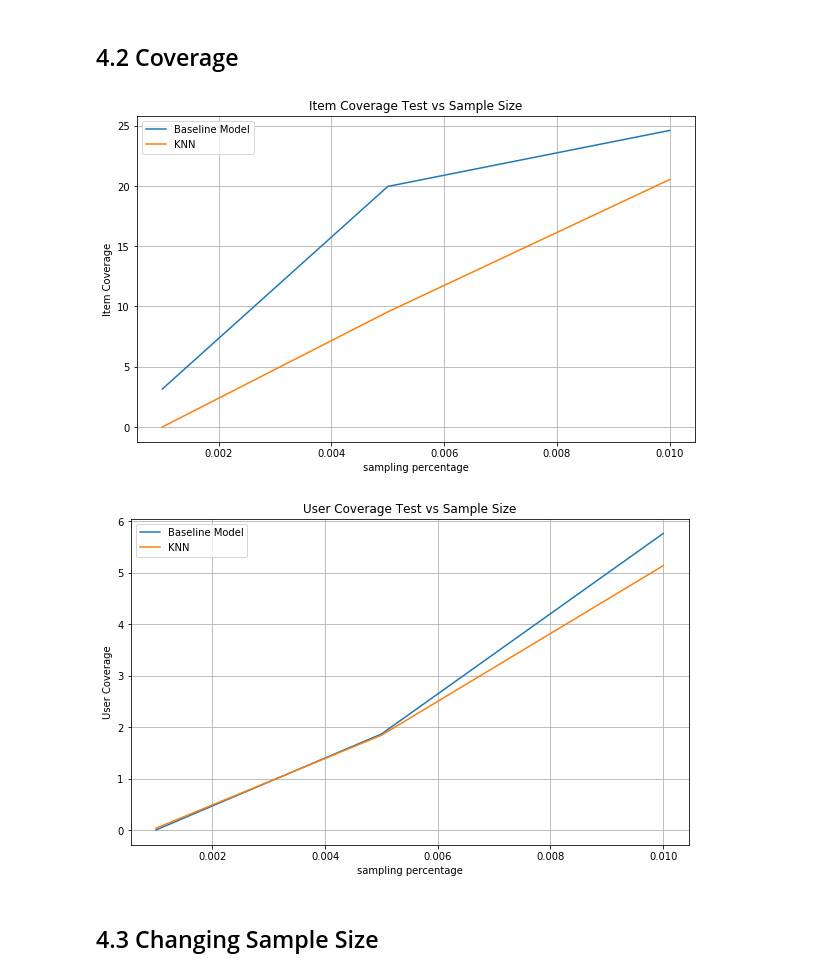
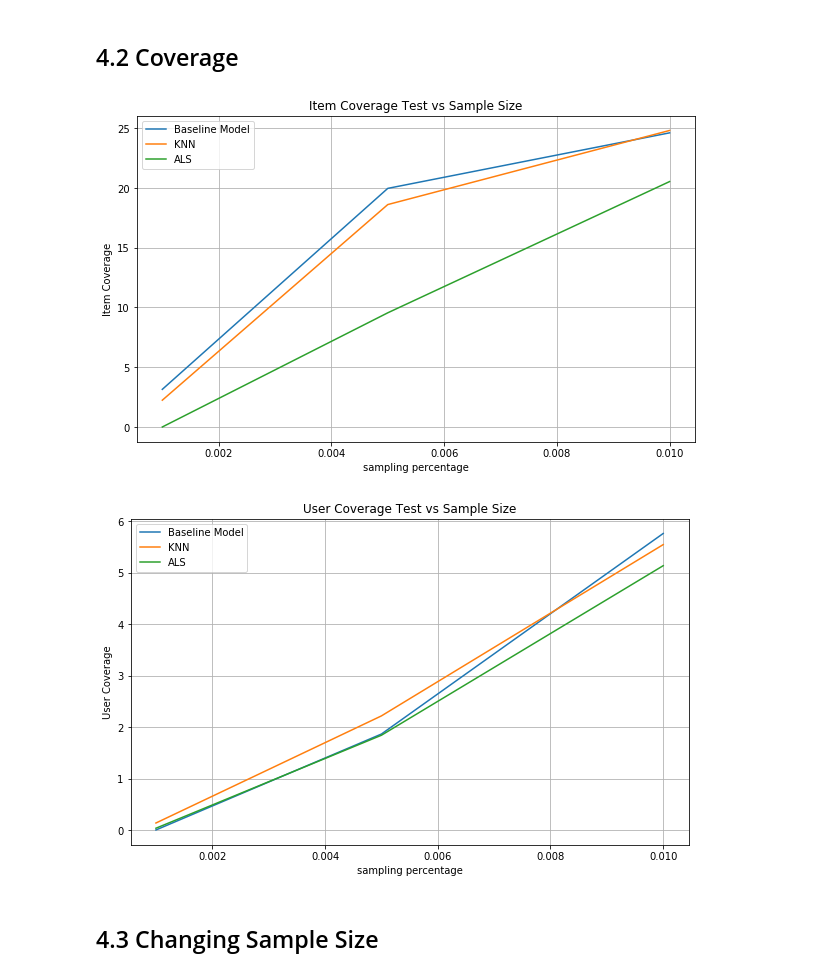
Before and after one commit to thisismeg/personalization-project1, a Jupyter notebook: personalization_project1_combined.ipynb, the cells around one changed output. Cells and saved outputs as stored; diff of their text form; code cells hidden in the pictures.

Commit message:
Add coverage for KNN

```diff
--- a/personalization_project1_combined.ipynb
+++ b/personalization_project1_combined.ipynb
@@ -525,34 +592,35 @@ knn_rmse_train
 # %%
-data = []
-for i in range(len(test_pred)):
-    data.append([test_pred[i][0],test_pred[i][1],test_pred[i][2],test_pred[i][3]])
+def calculate_catalog_coverage(ratingsDict, N, k=3):
+    '''
+    k: top k movies
+    N: total number of movies
+    '''
 
-df1 = pd.DataFrame(data, columns = cols).sort_values(by=['user', 'est'])
-ratings_dictionary = dict(df1.set_index('user').groupby(level = 0).apply(lambda x : x.to_dict(orient= 'records')))
-
-
-def coverage(ratingsDict, k, testset):
-
-    totalMovies = []
-    for i in (testset):
-        totalMovies.append(i[1])
-    totalMovies = list(dict.fromkeys(totalMovies))
+#     totalMovies = []
+#     for i in (testset):
+#         totalMovies.append(i[1])
+#     totalMovies = list(dict.fromkeys(totalMovies))
 
     recList = []
     for keys in ratingsDict.keys():
 
         if k >= len(ratingsDict[keys]):
-            for i in ratingsDict[keys]:
-                recList.append(i['item'])
+            for row in ratingsDict[keys]:
+                recList.append(row['movieId'])
         else:
-            for index, item in enumerate(sorted(ratings_dictionary[keys], key=lambda x: -x['est'])):
+            for index, item in enumerate(sorted(ratingsDict[keys], key=lambda x: -x['predicted'])):
                 if index+1 <= k:
-                    recList.append(item['item'])
+                    recList.append(item['movieId'])
                 else:
                     pass
-    recList = list(dict.fromkeys(recList))
+#     recList = list(dict.fromkeys(recList))
+    #     return len(recList)/len(totalMovies)
 
-    print(len(recList)/len(totalMovies))
+    recommended_set = set(recList)
+
+    coverage = (len(recommended_set) / N) * 100
+    print('Catalog Coverage: {}%'.format(coverage))
+    return coverage
 # %% [markdown]
 ## 3.3 Model-Based Collaborative Filtering: Matrix Factorization Using PySpark's Alternating Least Squares (ALS) <a class="anchor" id="3-3"></a>
 # %% [markdown]
@@ -959,21 +1025,21 @@ plt.show()
 # %%
 plt.figure(figsize=(10, 6))
 plt.plot(percentages, baseline_test_item_coverages)
-# add neighborhood based model
+plt.plot(percentages, knn_item_coverages_test)
 plt.plot(percentages, als_item_coverages_test)
 
 plt.xlabel('sampling percentage')
 plt.ylabel('Item Coverage')
 plt.title('Item Coverage Test vs Sample Size')
 plt.legend(['Baseline Model', 'KNN', 'ALS'])
 plt.grid(True)
 plt.show()
 # %% [output]
-[figure, old version]
+[figure, new version]
 # %%
 plt.figure(figsize=(10, 6))
 plt.plot(percentages, baseline_test_user_coverages)
-# add neighborhood based model
+plt.plot(percentages, knn_user_coverages_test)
 plt.plot(percentages, als_user_coverages_test)
 
 plt.xlabel('sampling percentage')
@@ -983,7 +1049,7 @@ plt.legend(['Baseline Model', 'KNN', 'ALS'])
 plt.grid(True)
 plt.show()
 # %% [output]
-[figure, old version]
+[figure, new version]
 # %% [markdown]
 ## 4.3 Changing Sample Size <a class="anchor" id="4-3"></a>
 # %% [markdown]
```
Also changed, not shown: parts of 13 cells of this notebook.
